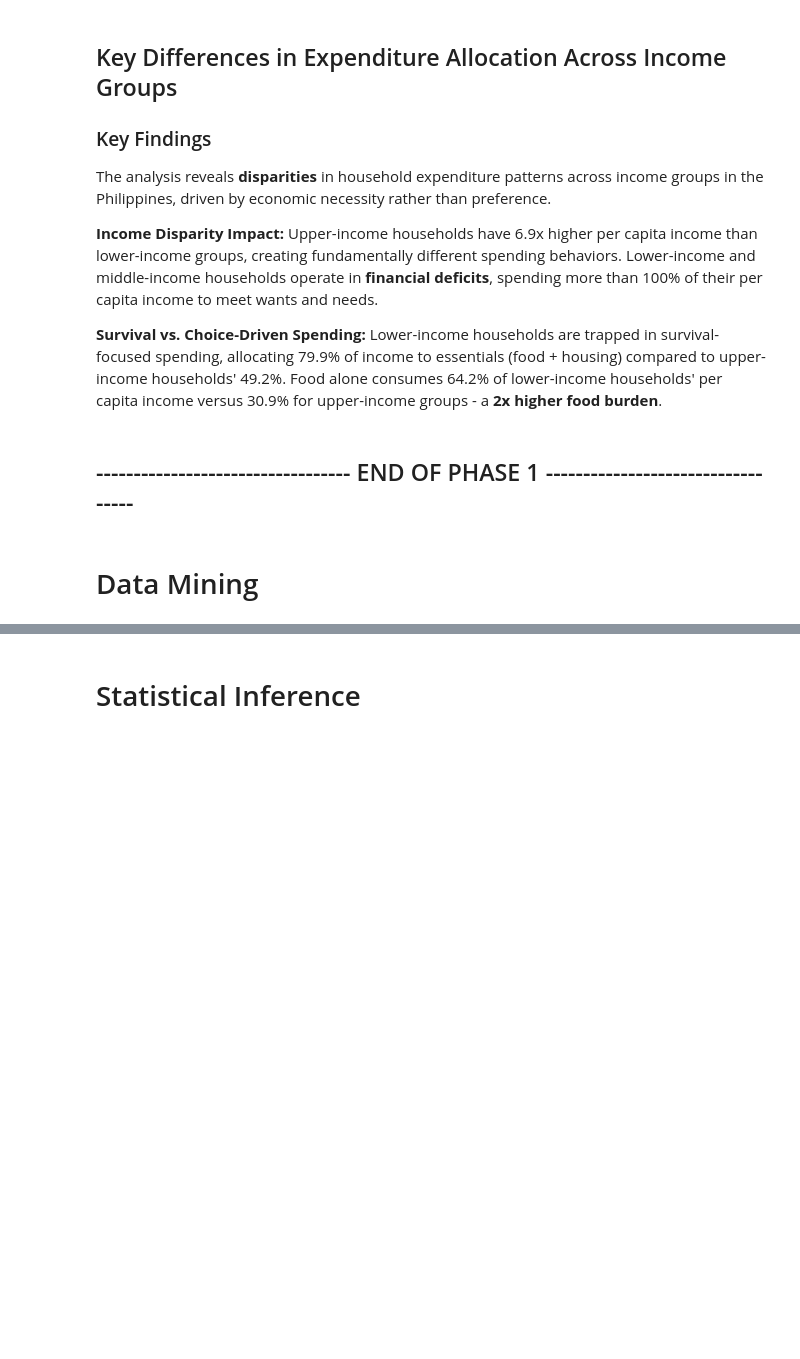
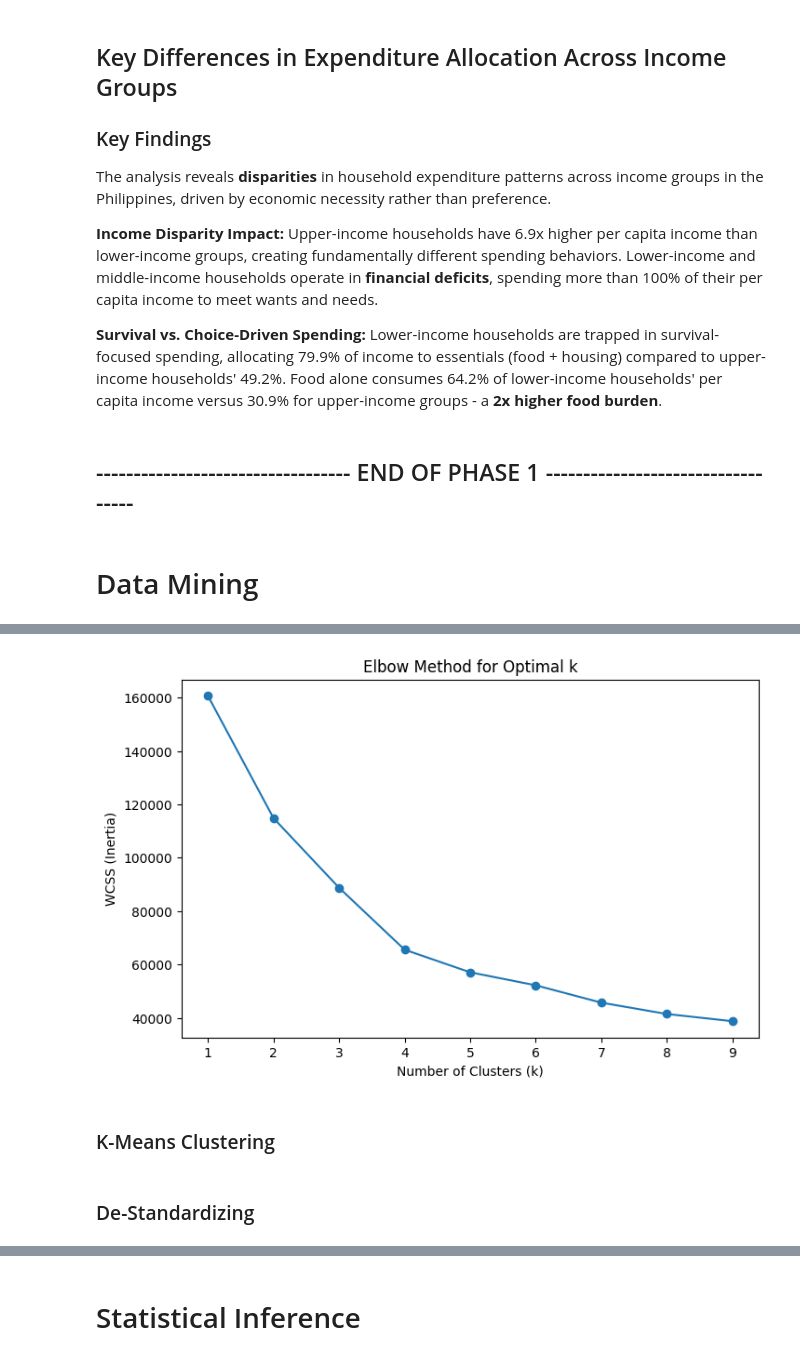
Before and after one commit to marxandreadiane/CSMODEL-MCO1, a Jupyter notebook: CSMODEL-MCO1.ipynb, the cells around one changed output, grey strips where cells are left out. Cells and saved outputs as stored; diff of their text form; code cells hidden in the pictures; blank space fills up the shorter version.

```diff
--- a/CSMODEL-MCO1.ipynb
+++ b/CSMODEL-MCO1.ipynb
@@ -902,0 +903,11 @@ The analysis reveals **disparities** in household expenditure patterns across in
+# %%
+expenditure_cols = ['T_DISCRETIONARY_PC', 'T_FOOD_PC', 'T_HOUSING_WATER_PC', 'T_EDUCATION_PC']
+
+for col in expenditure_cols:
+    fies_df[f'{col}_prop'] = fies_df[col] / fies_df['T_TOTEX_PC']
+
+prop_cols = [f'{col}_prop' for col in expenditure_cols]
+expenditure_proportions = fies_df[prop_cols]
+
+scaler = StandardScaler()
+expenditure_proportions_scaled = scaler.fit_transform(expenditure_proportions)
@@ -902,0 +925,19 @@ The analysis reveals **disparities** in household expenditure patterns across in
+# %%
+within_cluster_variance = []
+K_range = range(1, 10)
+
+for k in K_range:
+    kmeans = KMeans(n_clusters=k, random_state=42)
+    kmeans.fit(expenditure_proportions_scaled)
+    within_cluster_variance.append(kmeans.inertia_)
+
+plt.figure(figsize=(8,5))
+plt.plot(K_range, within_cluster_variance, marker='o')
+plt.title('Elbow Method for Optimal k')
+plt.xlabel('Number of Clusters (k)')
+plt.ylabel('WCSS (Inertia)')
+plt.show()
+# %% [output]
+[figure, added]
+# %% [markdown]
+### K-Means Clustering
@@ -902,0 +949,2 @@ The analysis reveals **disparities** in household expenditure patterns across in
+# %% [markdown]
+### De-Standardizing
```
Also changed, not shown: parts of 22 cells of this notebook.
